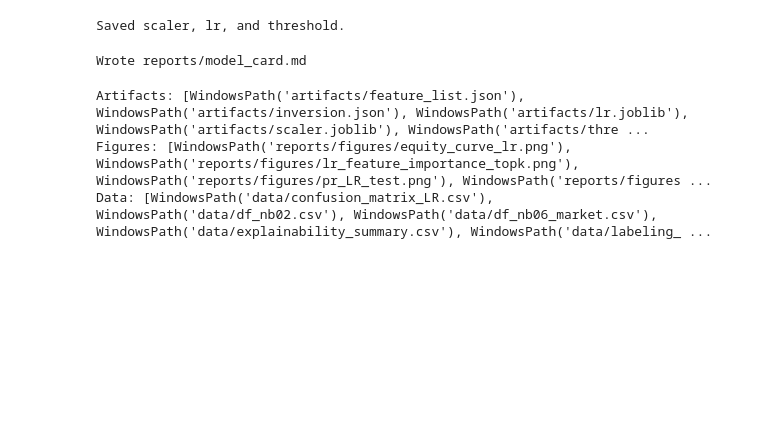
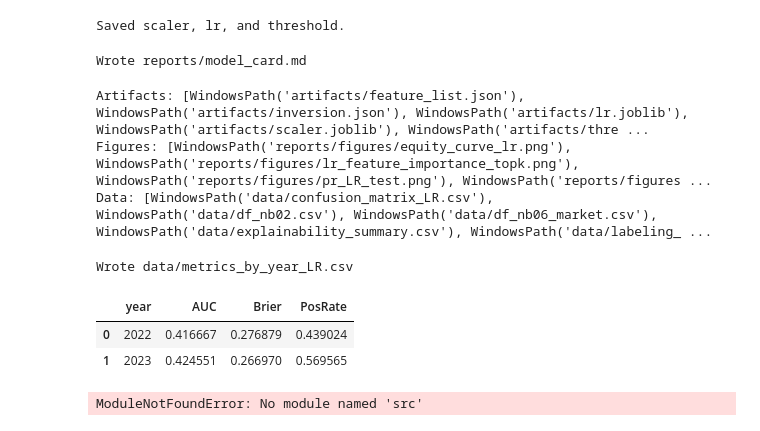
Before and after one commit to yubyunghun/stock-direction-ml, a Jupyter notebook: notebooks/05_explainability.ipynb, the cells around one changed output. Saved outputs shown, nothing was run; the diff lists cells and outputs as text; code cells hidden in the pictures; blank space fills up the shorter version.

Commit message:
most recent

```diff
--- a/notebooks/05_explainability.ipynb
+++ b/notebooks/05_explainability.ipynb
@@ -393,3 +399,82 @@ print("Data:",     [p for p in pathlib.Path("data").glob("*") if p.suffix in {'.
 Artifacts: [WindowsPath('artifacts/feature_list.json'), WindowsPath('artifacts/inversion.json'), WindowsPath('artifacts/lr.joblib'), WindowsPath('artifacts/scaler.joblib'), WindowsPath('artifacts/thre ...
 Figures: [WindowsPath('reports/figures/equity_curve_lr.png'), WindowsPath('reports/figures/lr_feature_importance_topk.png'), WindowsPath('reports/figures/pr_LR_test.png'), WindowsPath('reports/figures ...
 Data: [WindowsPath('data/confusion_matrix_LR.csv'), WindowsPath('data/df_nb02.csv'), WindowsPath('data/df_nb06_market.csv'), WindowsPath('data/explainability_summary.csv'), WindowsPath('data/labeling_ ...
+# %%
+# --- Compute & save metrics by calendar year on the TEST split (LogReg) ---
+
+import json, pathlib
+import numpy as np, pandas as pd
+from sklearn.metrics import roc_auc_score, brier_score_loss
+from joblib import load
+
+# 1) Load dataset + artifacts
+data_path = "data/df_nb02.parquet" if pathlib.Path("data/df_nb02.parquet").exists() else "data/df_nb02.csv"
+df = pd.read_parquet(data_path) if data_path.endswith(".parquet") else pd.read_csv(data_path)
+
+feat_cols = json.load(open("artifacts/feature_list.json","r",encoding="utf-8"))
+scaler   = load("artifacts/scaler.joblib")
+lr       = load("artifacts/lr.joblib")
+
+# 2) Chronological split (same 70/15/15 we used earlier)
+df = df.sort_values("date").reset_index(drop=True)
+n   = len(df)
+i_tr = int(0.70*n)
+i_va = int(0.85*n)
+df_te = df.iloc[i_va:].copy()
+
+X_te = scaler.transform(df_te[feat_cols].to_numpy())
+y_te = df_te["y"].to_numpy().astype(int)
+p_te = lr.predict_proba(X_te)[:,1]
+
+# 3) Group by year and compute metrics
+df_te["year"] = pd.to_datetime(df_te["date"]).dt.year
+
+rows = []
+for yr, g in df_te.groupby("year"):
+    y = g["y"].astype(int).to_numpy()
+    p = p_te[g.index - df_te.index[0]]  # align indices to p_te slice
+
+    # Metrics (handle degenerate cases)
+    try:
+        auc = roc_auc_score(y, p) if len(np.unique(y)) > 1 else np.nan
+    except Exception:
+        auc = np.nan
+    brier = brier_score_loss(y, p)
+    pos   = float(y.mean())
+
+    rows.append({"year": int(yr), "AUC": auc, "Brier": brier, "PosRate": pos})
+
+by_year = pd.DataFrame(rows).sort_values("year")
+pathlib.Path("data").mkdir(exist_ok=True, parents=True)
+by_year.to_csv("data/metrics_by_year_LR.csv", index=False)
+print("Wrote data/metrics_by_year_LR.csv")
+by_year
+# %% [output]
+Wrote data/metrics_by_year_LR.csv
+|  | year | AUC | Brier | PosRate |
+| 0 | 2022 | 0.416667 | 0.276879 | 0.439024 |
+| 1 | 2023 | 0.424551 | 0.266970 | 0.569565 |
+# %%
+# --- Optional: score the latest day with the saved model ---
+import json, joblib, pandas as pd
+from src.data import get_data
+from src.features import add_features
+from src.market import add_market_context
+
+# Pull recent history through the latest available trading day
+LATEST_START, LATEST_END = "2024-01-01", None
+df_latest = get_data(TICKER, start=LATEST_START, end=LATEST_END)
+df_latest = add_features(df_latest)
+df_latest = add_market_context(df_latest, start=LATEST_START, end=LATEST_END).dropna().reset_index(drop=True)
+
+# Align to training feature list
+feat_cols = json.load(open("artifacts/feature_list.json", "r", encoding="utf-8"))
+X = df_latest[feat_cols].copy()
+
+scaler = joblib.load("artifacts/scaler.joblib")
+model  = joblib.load("artifacts/lr.joblib")
+p = model.predict_proba(scaler.transform(X))[:, 1]
+
+print("Latest date:", df_latest["date"].iloc[-1].date(), "| Prob(up):", round(float(p[-1]), 4))
+# %% [output]
+ModuleNotFoundError: No module named 'src'
```
Also changed, not shown: parts of 8 cells of this notebook, 22 other files.
